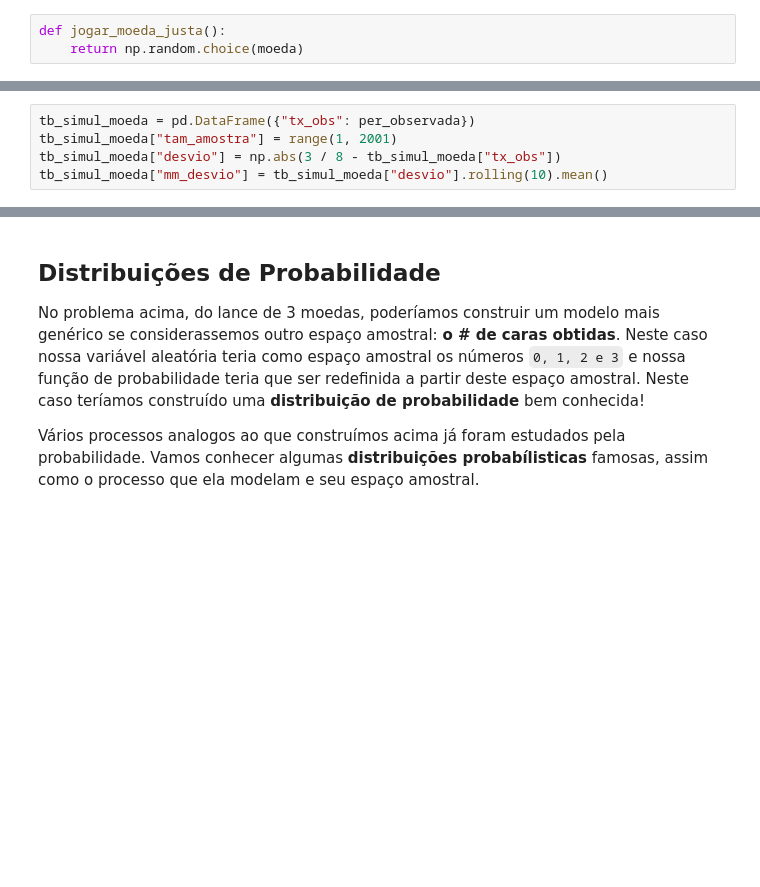
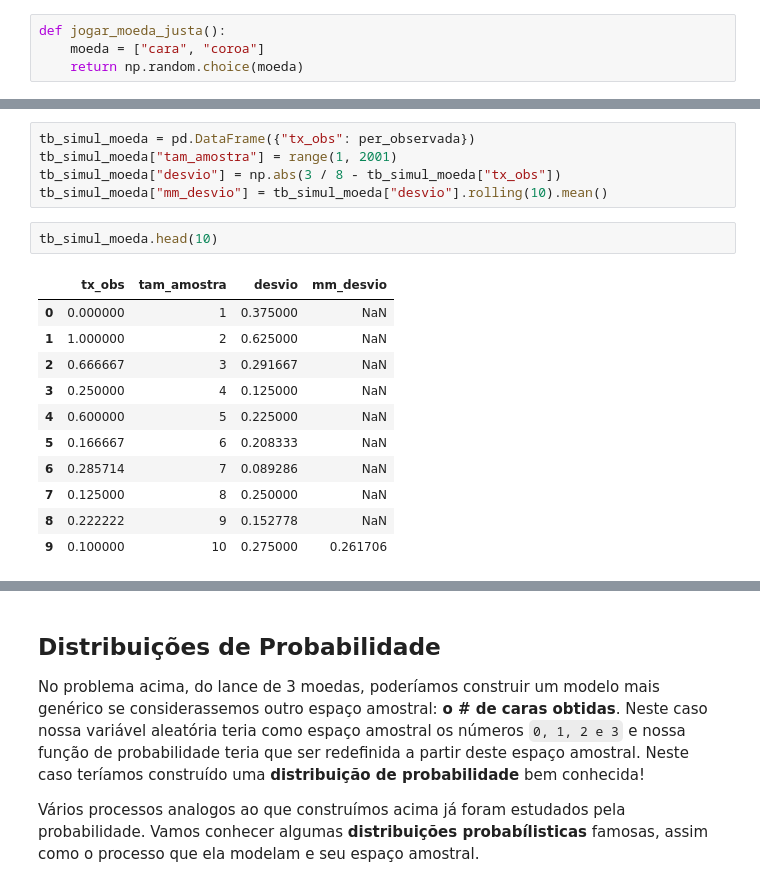
Before and after one commit to sadguilherme/99_PT_JAN2023, a Jupyter notebook: aulas/20230420 Probabilidade.ipynb, the cells around one changed output, grey strips where cells are left out. Saved outputs shown, nothing was run; the diff lists cells and outputs as text; blank space fills up the shorter version.

```diff
--- a/aulas/20230420 Probabilidade.ipynb
+++ b/aulas/20230420 Probabilidade.ipynb
@@ -39,6 +41,7 @@ np.random.choice(moeda, p=[0.5, 0.5])
 Toda vez que executamos a função acima estamos **amostrando** nossa variável aleatória, ou seja, estamos *criando* uma observação a partir do nosso modelo probabilístico. Vamos definir duas funções de probabilidade (dois modelos distintos descrevendo duas variáveis aleatórias diferentes): uma para uma moeda justa e outra para uma moeda injusta:
 # %%
 def jogar_moeda_justa():
+    moeda = ["cara", "coroa"]
     return np.random.choice(moeda)
 # %%
 jogar_moeda_justa()
@@ -124,6 +223,20 @@ tb_simul_moeda = pd.DataFrame({"tx_obs": per_observada})
 tb_simul_moeda["tam_amostra"] = range(1, 2001)
 tb_simul_moeda["desvio"] = np.abs(3 / 8 - tb_simul_moeda["tx_obs"])
 tb_simul_moeda["mm_desvio"] = tb_simul_moeda["desvio"].rolling(10).mean()
+# %%
+tb_simul_moeda.head(10)
+# %% [output]
+|  | tx_obs | tam_amostra | desvio | mm_desvio |
+| 0 | 0.000000 | 1 | 0.375000 | NaN |
+| 1 | 1.000000 | 2 | 0.625000 | NaN |
+| 2 | 0.666667 | 3 | 0.291667 | NaN |
+| 3 | 0.250000 | 4 | 0.125000 | NaN |
+| 4 | 0.600000 | 5 | 0.225000 | NaN |
+| 5 | 0.166667 | 6 | 0.208333 | NaN |
+| 6 | 0.285714 | 7 | 0.089286 | NaN |
+| 7 | 0.125000 | 8 | 0.250000 | NaN |
+| 8 | 0.222222 | 9 | 0.152778 | NaN |
+| 9 | 0.100000 | 10 | 0.275000 | 0.261706 |
 # %%
 fig, ax = plt.subplots(2, 1, figsize=(10, 8))
 sns.scatterplot(
```
Also changed, not shown: parts of 90 cells of this notebook, 4 other files.
